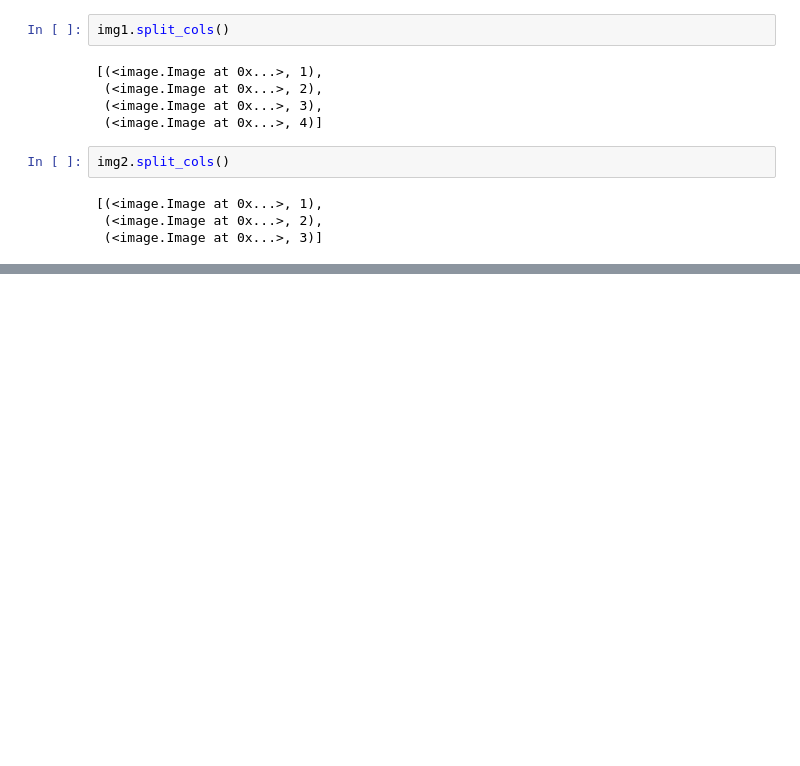
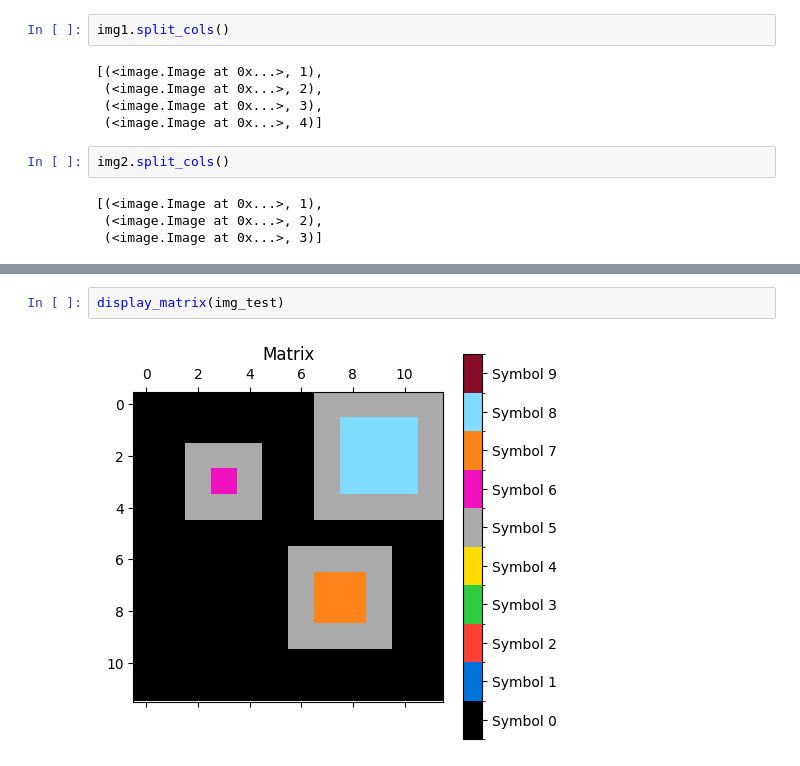
Before and after one commit to saisurbehera/arclang, a Jupyter notebook: random/understand_p1.ipynb, the cells around one changed output, grey strips where cells are left out. Drawn from its saved outputs; the diff is of its cells as text; blank space fills up the shorter version.

```diff
--- a/random/understand_p1.ipynb
+++ b/random/understand_p1.ipynb
@@ -199,0 +220,4 @@ img2.split_cols()
+# %%
+display_matrix(img_test)
+# %% [output]
+[figure, added]
```
Also changed, not shown: parts of 9 cells of this notebook, 2 other files.
